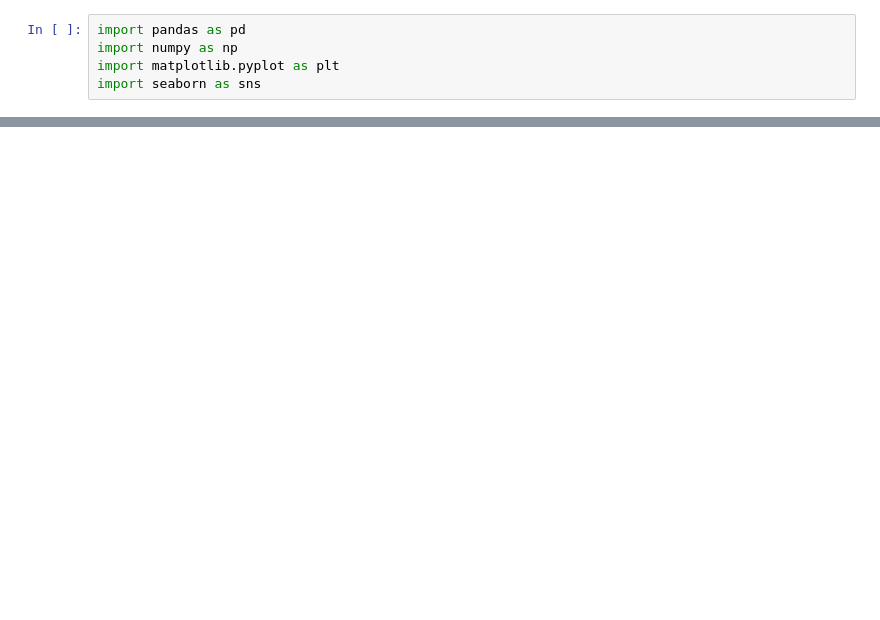
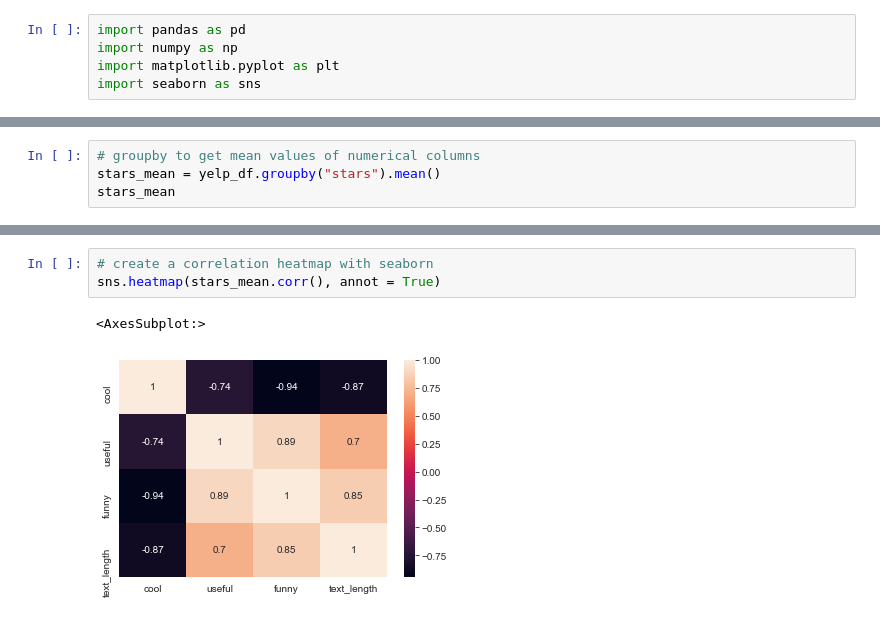
Before and after one commit to daniel8691/yelp_NLP, a Jupyter notebook: yelp_NLP.ipynb, the cells around one changed output, grey strips where cells are left out. Cells and saved outputs as stored; diff of their text form; blank space fills up the shorter version.

```diff
--- a/yelp_NLP.ipynb
+++ b/yelp_NLP.ipynb
@@ -10,0 +97,4 @@ NameError: name 'read_csv' is not defined
+# %%
+# groupby to get mean values of numerical columns
+stars_mean = yelp_df.groupby("stars").mean()
+stars_mean
@@ -10,0 +118,6 @@ NameError: name 'read_csv' is not defined
+# %%
+# create a correlation heatmap with seaborn
+sns.heatmap(stars_mean.corr(), annot = True)
+# %% [output]
+<AxesSubplot:>
+[figure, added]
```
Also changed, not shown: parts of 18 cells of this notebook.
